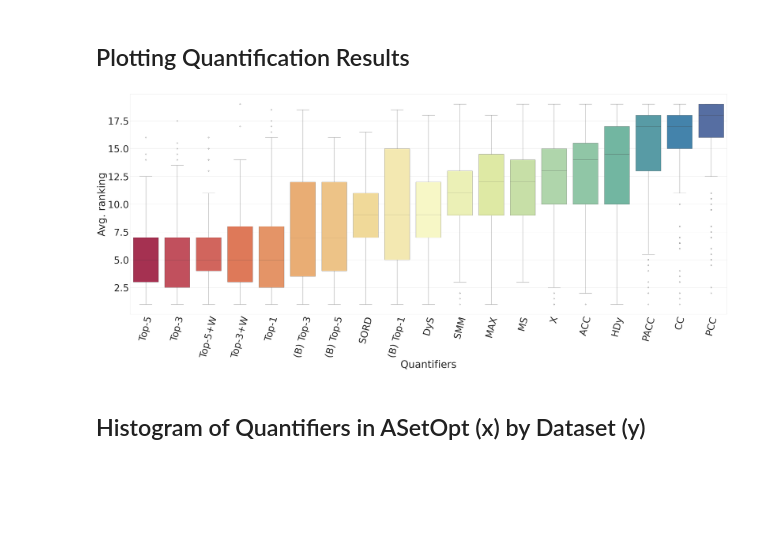
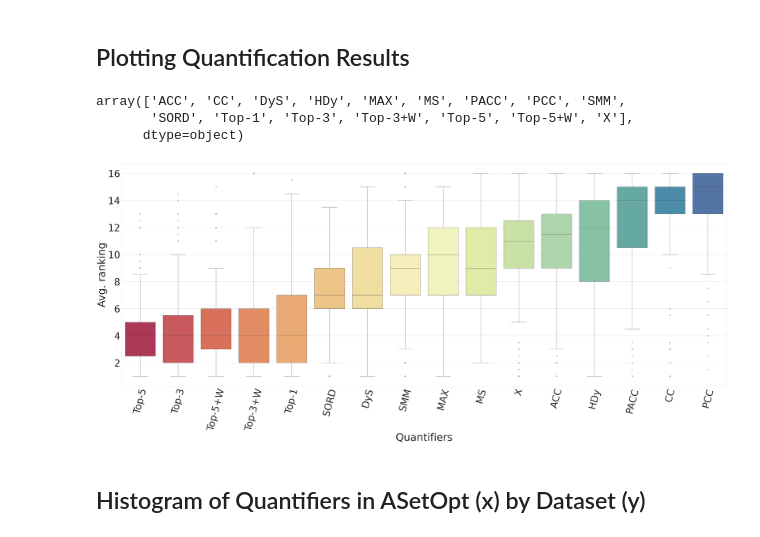
Before and after one commit to Bachega/lequa2024_workshop, a Jupyter notebook: plots.ipynb, the cells around one changed output. Cells and saved outputs as stored; diff of their text form; code cells hidden in the pictures; blank space fills up the shorter version.

Commit message:
Exploring different plots

```diff
--- a/plots.ipynb
+++ b/plots.ipynb
@@ -115,10 +115,18 @@ hit_rate_table
 ## Plotting Quantification Results
 # %%
 experiment_table_path = './plot_data/plot_tables/experiment_table.csv'
+experiment_table = pd.read_csv(experiment_table_path)
 
-final_experiment_table = pd.read_csv(experiment_table_path)
+experiment_table = experiment_table[experiment_table['Method'] != 'TOPLINE']
+experiment_table = experiment_table[experiment_table['Method'] != 'BASELINE+TOP3+MEAN']
+experiment_table = experiment_table[experiment_table['Method'] != 'BASELINE+TOP5+MEAN']
+experiment_table = experiment_table[experiment_table['Method'] != 'TOP3+MEAN']
+experiment_table = experiment_table[experiment_table['Method'] != 'TOP5+MEAN']
+experiment_table = experiment_table[experiment_table['Method'] != 'BASELINE+TOP3+MEDIAN']
+experiment_table = experiment_table[experiment_table['Method'] != 'BASELINE+TOP5+MEDIAN']
+experiment_table = experiment_table[experiment_table['Method'] != 'BASELINE+TOP1']
 
-final_experiment_table.replace({
+experiment_table.replace({
    "TOP1": "Top-1",
    "TOP3+MEDIAN": "Top-3",
    "TOP5+MEDIAN": "Top-5",
@@ -129,14 +137,22 @@ final_experiment_table.replace({
    "BASELINE+TOP1": "(B) Top-1"
    # "BASELINE+TOP3+WEIGHTED": "(B) Top-3+W",
    # "BASELINE+TOP5+WEIGHTED": "(B) Top-5+W",
-
 }, inplace=True)
 
-query_final = "Method in ['ACC', 'CC', 'DyS', 'HDy', 'MAX', 'MS', 'PACC', 'PCC', 'SMM', 'SORD', 'Top-1', 'Top-3', 'Top-3+W', 'Top-5', 'Top-5+W', 'X', '(B) Top-3', '(B) Top-5', '(B) Top-1']"
+
+
+# query_final = "Method in ['ACC', 'CC', 'DyS', 'HDy', 'MAX', 'MS', 'PACC', 'PCC', 'SMM', 'SORD', 'Top-1', 'Top-3', 'Top-3+W', 'Top-5', 'Top-5+W', 'X', '(B) Top-3', '(B) Top-5', '(B) Top-1']"
+query_final = "Method in ['ACC', 'CC', 'DyS', 'HDy', 'MAX', 'MS', 'PACC', 'PCC', 'SMM', 'SORD', 'Top-1', 'Top-3', 'Top-3+W', 'Top-5', 'Top-5+W', 'X']"
+# %%
+experiment_table['Method'].unique()
+# %% [output]
+array(['ACC', 'CC', 'DyS', 'HDy', 'MAX', 'MS', 'PACC', 'PCC', 'SMM',
+       'SORD', 'Top-1', 'Top-3', 'Top-3+W', 'Top-5', 'Top-5+W', 'X'],
+      dtype=object)
 # %%
-x= boxplotMae(final_experiment_table.query(query_final), 'boxall')
+x= boxplotMae(experiment_table.query(query_final), 'boxall')
 # %% [output]
-[figure, old version]
+[figure, new version]
 # %% [markdown]
 ## Histogram of Quantifiers in ASetOpt (x) by Dataset (y)
 # %%
```
Also changed, not shown: parts of 1 cell of this notebook, 3 other files.
